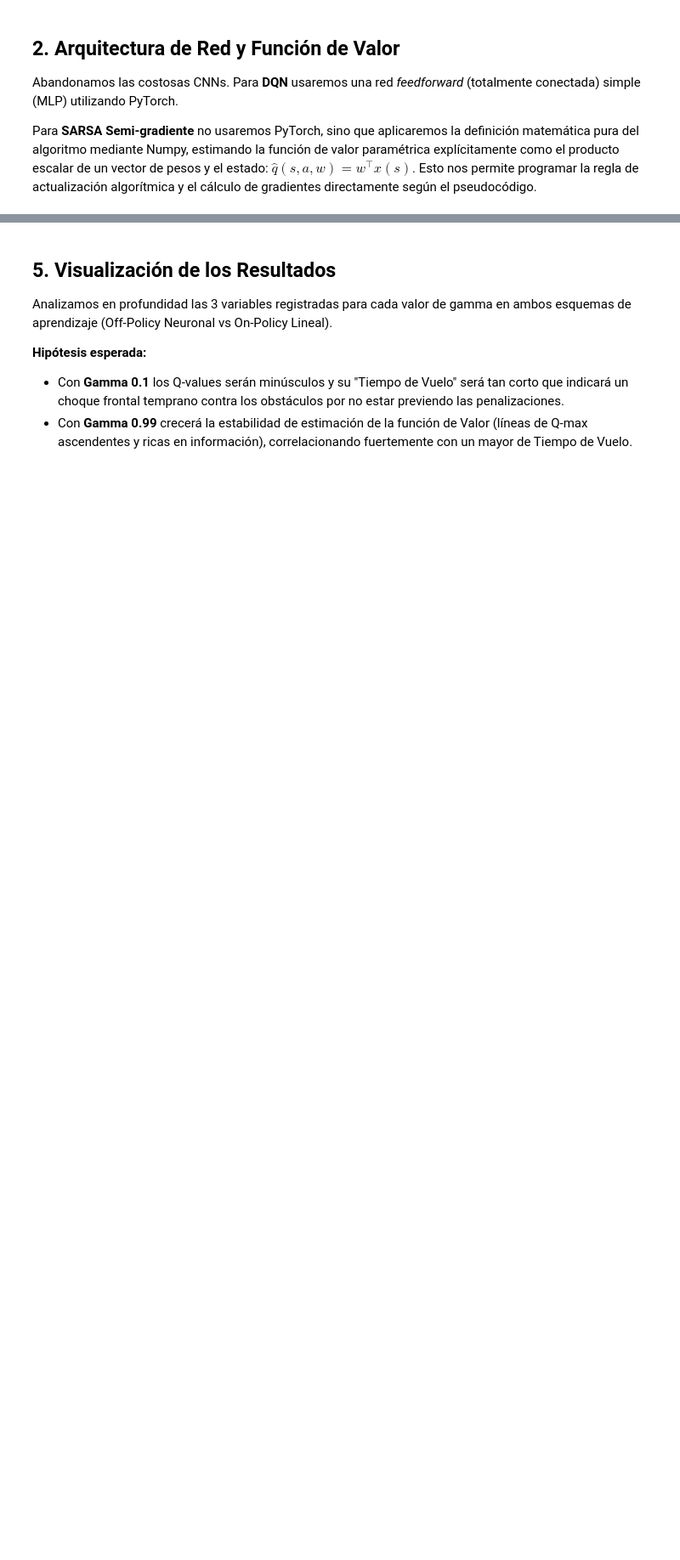
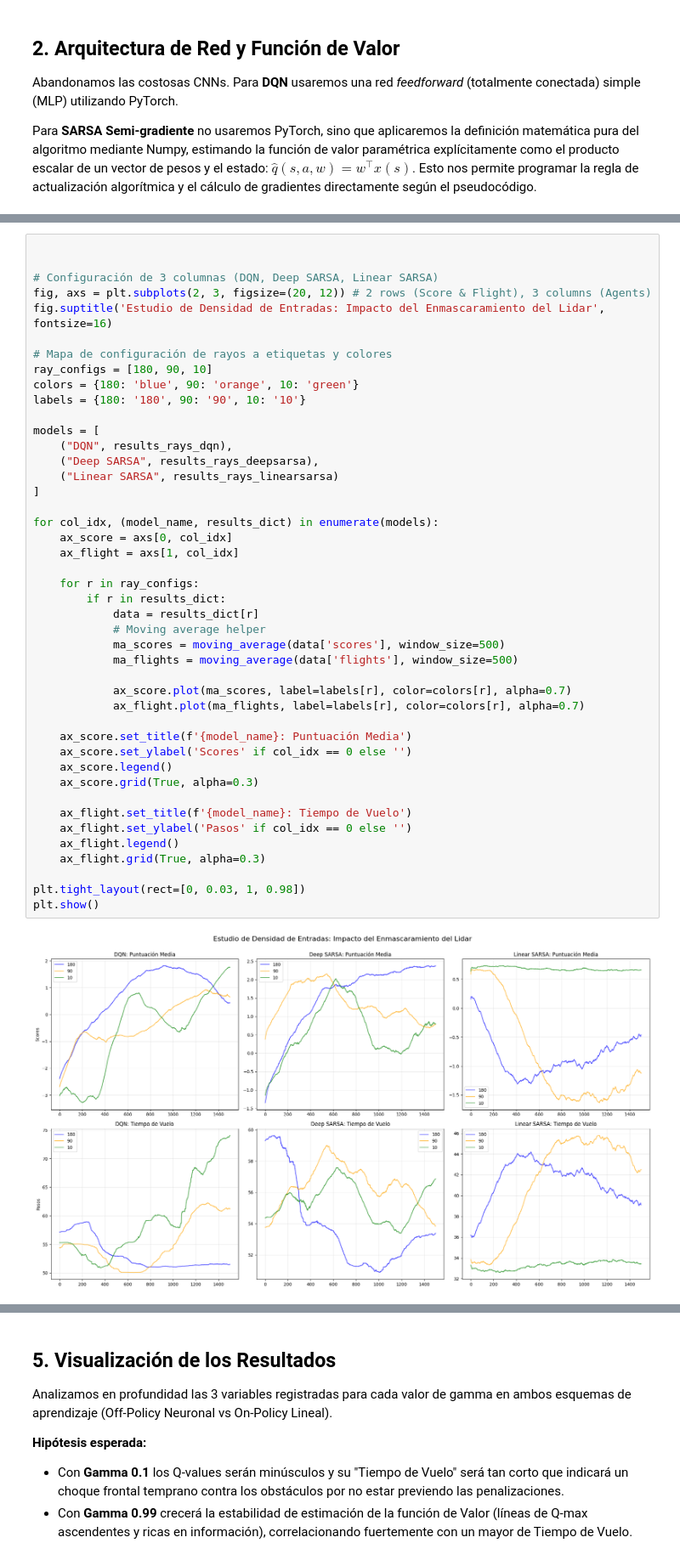
Before and after one commit to Bethimen/EML_Grupo11_25-26, a Jupyter notebook: Parte3/flappy_bird_lidar_study.ipynb, the cells around one changed output, grey strips where cells are left out. Shown at 85% size. Saved outputs shown, nothing was run; the diff lists cells and outputs as text; blank space fills up the shorter version.

```diff
--- a/Parte3/flappy_bird_lidar_study.ipynb
+++ b/Parte3/flappy_bird_lidar_study.ipynb
@@ -283 +972,47 @@ class SARSAAgent:
+# %%
+
+
+# Configuración de 3 columnas (DQN, Deep SARSA, Linear SARSA)
+fig, axs = plt.subplots(2, 3, figsize=(20, 12)) # 2 rows (Score & Flight), 3 columns (Agents)
+fig.suptitle('Estudio de Densidad de Entradas: Impacto del Enmascaramiento del Lidar', fontsize=16)
+
+# Mapa de configuración de rayos a etiquetas y colores
+ray_configs = [180, 90, 10]
+colors = {180: 'blue', 90: 'orange', 10: 'green'}
+labels = {180: '180', 90: '90', 10: '10'}
+
+models = [
+    ("DQN", results_rays_dqn),
+    ("Deep SARSA", results_rays_deepsarsa),
+    ("Linear SARSA", results_rays_linearsarsa)
+]
+
+for col_idx, (model_name, results_dict) in enumerate(models):
+    ax_score = axs[0, col_idx]
+    ax_flight = axs[1, col_idx]
+
+    for r in ray_configs:
+        if r in results_dict:
+            data = results_dict[r]
+            # Moving average helper
+            ma_scores = moving_average(data['scores'], window_size=500)
+            ma_flights = moving_average(data['flights'], window_size=500)
+
+            ax_score.plot(ma_scores, label=labels[r], color=colors[r], alpha=0.7)
+            ax_flight.plot(ma_flights, label=labels[r], color=colors[r], alpha=0.7)
+
+    ax_score.set_title(f'{model_name}: Puntuación Media')
+    ax_score.set_ylabel('Scores' if col_idx == 0 else '')
+    ax_score.legend()
+    ax_score.grid(True, alpha=0.3)
+
+    ax_flight.set_title(f'{model_name}: Tiempo de Vuelo')
+    ax_flight.set_ylabel('Pasos' if col_idx == 0 else '')
+    ax_flight.legend()
+    ax_flight.grid(True, alpha=0.3)
+
+plt.tight_layout(rect=[0, 0.03, 1, 0.98])
+plt.show()
+# %% [output]
+[figure, added]
 # %% [markdown]
```
Also changed, not shown: parts of 28 cells of this notebook.
